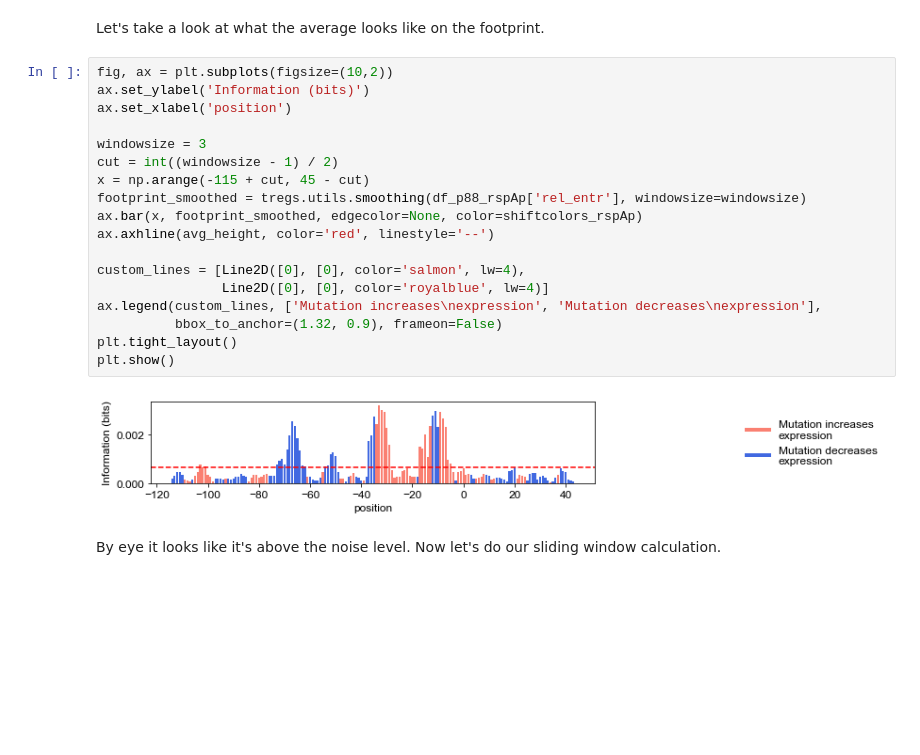
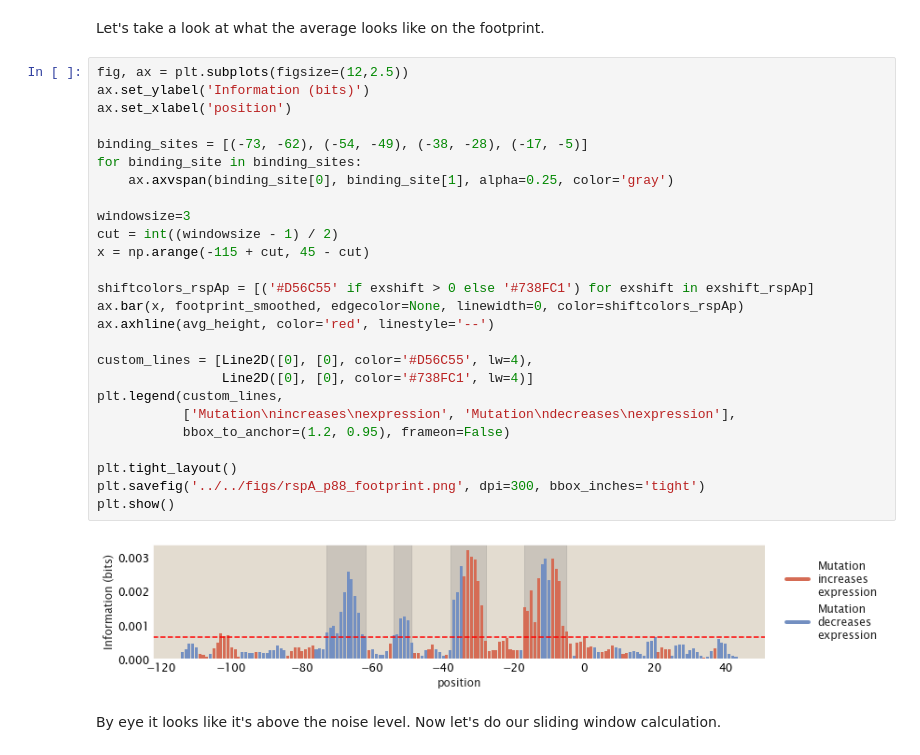
Before and after one commit to RPGroup-PBoC/theoretical_regseq, a Jupyter notebook: notebooks/pipeline/peak_calling.ipynb, the cells around one changed output. Cells and saved outputs as stored; diff of their text form; blank space fills up the shorter version.

```diff
--- a/notebooks/pipeline/peak_calling.ipynb
+++ b/notebooks/pipeline/peak_calling.ipynb
@@ -169,25 +169,33 @@ avg_height = np.mean(heights)
 # %% [markdown]
 Let's take a look at what the average looks like on the footprint.
 # %%
-fig, ax = plt.subplots(figsize=(10,2))
+fig, ax = plt.subplots(figsize=(12,2.5))
 ax.set_ylabel('Information (bits)')
 ax.set_xlabel('position')
 
-windowsize = 3
+binding_sites = [(-73, -62), (-54, -49), (-38, -28), (-17, -5)]
+for binding_site in binding_sites:
+    ax.axvspan(binding_site[0], binding_site[1], alpha=0.25, color='gray')
+
+windowsize=3
 cut = int((windowsize - 1) / 2)
 x = np.arange(-115 + cut, 45 - cut)
-footprint_smoothed = tregs.utils.smoothing(df_p88_rspAp['rel_entr'], windowsize=windowsize)
-ax.bar(x, footprint_smoothed, edgecolor=None, color=shiftcolors_rspAp)
+
+shiftcolors_rspAp = [('#D56C55' if exshift > 0 else '#738FC1') for exshift in exshift_rspAp]
+ax.bar(x, footprint_smoothed, edgecolor=None, linewidth=0, color=shiftcolors_rspAp)
 ax.axhline(avg_height, color='red', linestyle='--')
 
-custom_lines = [Line2D([0], [0], color='salmon', lw=4),
-                Line2D([0], [0], color='royalblue', lw=4)]
-ax.legend(custom_lines, ['Mutation increases\nexpression', 'Mutation decreases\nexpression'],
-          bbox_to_anchor=(1.32, 0.9), frameon=False)
+custom_lines = [Line2D([0], [0], color='#D56C55', lw=4),
+                Line2D([0], [0], color='#738FC1', lw=4)]
+plt.legend(custom_lines,
+           ['Mutation\nincreases\nexpression', 'Mutation\ndecreases\nexpression'],
+           bbox_to_anchor=(1.2, 0.95), frameon=False)
+
 plt.tight_layout()
+plt.savefig('../../figs/rspA_p88_footprint.png', dpi=300, bbox_inches='tight')
 plt.show()
 # %% [output]
-[figure, old version]
+[figure, new version]
 # %% [markdown]
 By eye it looks like it's above the noise level. Now let's do our sliding window calculation.
 # %%
```
Also changed, not shown: parts of 5 cells of this notebook, 52 other files.
